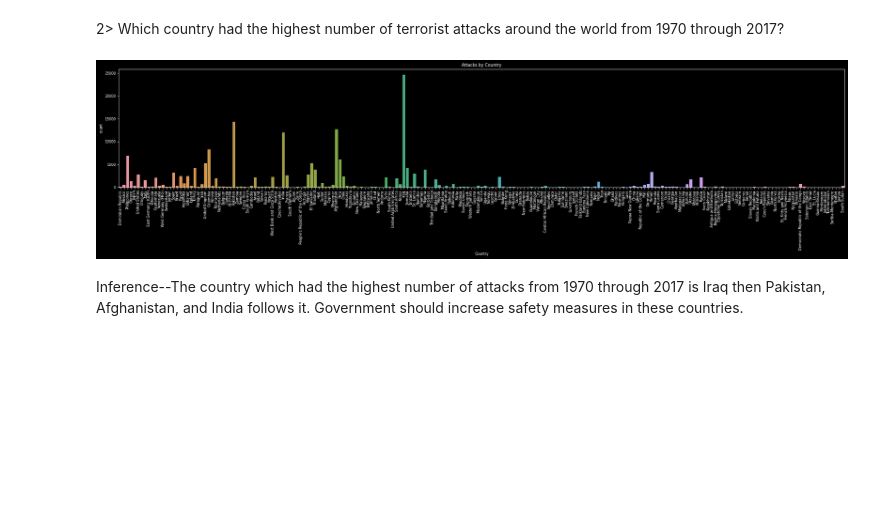
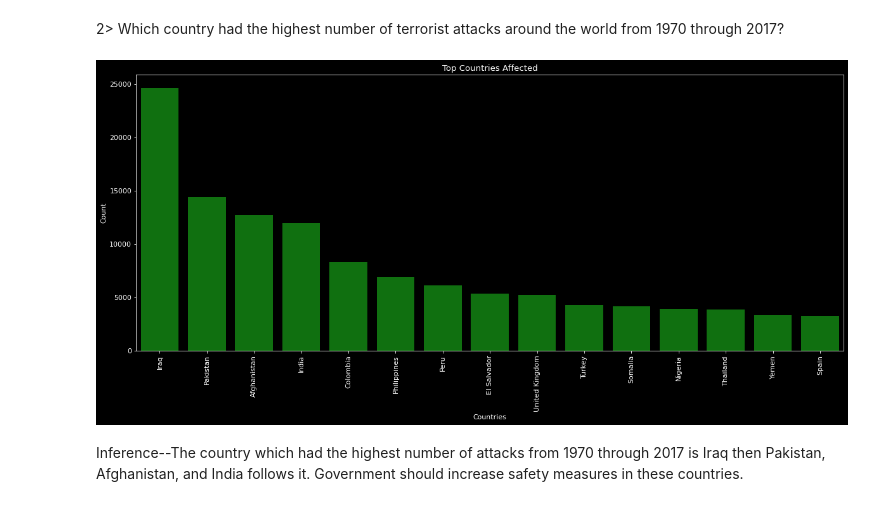
Before and after one commit to Nikkiie/Eda---Global-terrorism, a Jupyter notebook: Global_Terrorism_Analysis_Capstone_Project.ipynb, the cells around one changed output. Saved outputs shown, nothing was run; the diff lists cells and outputs as text; code cells hidden in the pictures; blank space fills up the shorter version.

```diff
--- a/Global_Terrorism_Analysis_Capstone_Project.ipynb
+++ b/Global_Terrorism_Analysis_Capstone_Project.ipynb
@@ -389,11 +389,3 @@ plt.style.use("dark_background")
 Inference--The regions which were mostly attacked are Middle east and North Africa which leads 1st among all the regions and South Asia on 2nd.
 # %% [markdown]
 2> Which country had the highest number of terrorist attacks around the world  from 1970 through 2017?
-# %%
-plt.figure(figsize=(30,5));
-plt.rcParams.update({'font.size':8});
-plt.xticks(rotation = 90)
-plt.title('Attacks by Country')
-sns.countplot(x=terrorism_df.Country);
-# %% [output]
-[figure, removed]
@@ -400,3 +394,13 @@ sns.countplot(x=terrorism_df.Country);
+# %%
+plt.subplots(figsize=(20,8))
+sns.barplot(terrorism_df['Country'].value_counts()[:15].index,terrorism_df['Country'].value_counts()[:15].values,color = 'green')
+plt.title('Top Countries Affected')
+plt.xlabel('Countries')
+plt.ylabel('Count')
+plt.xticks(rotation= 90)
+plt.show()
+# %% [output]
+[figure, added]
 # %% [markdown]
 Inference--The country which had the highest number of attacks from 1970 through 2017 is Iraq then Pakistan, Afghanistan, and India follows it. Government should increase safety measures in these countries.
 # %% [markdown]
```
Also changed, not shown: parts of 3 cells of this notebook.
